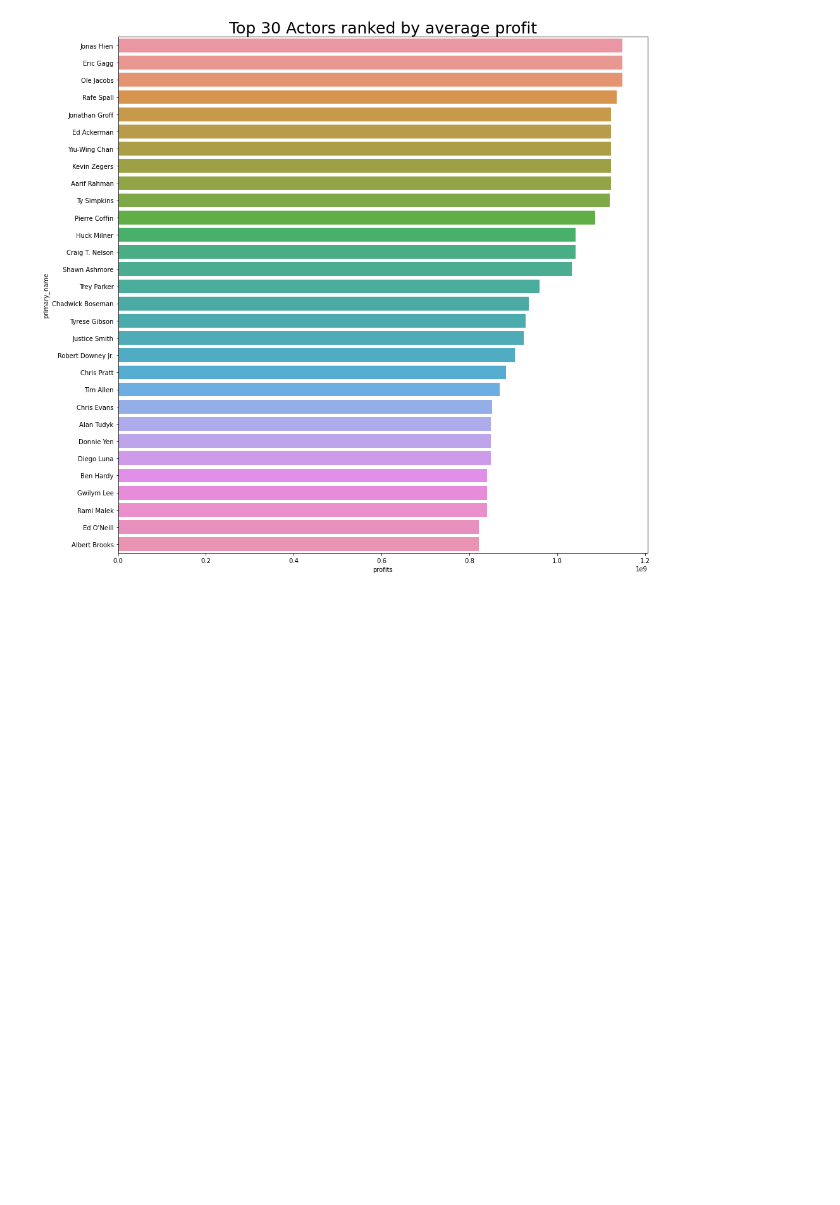
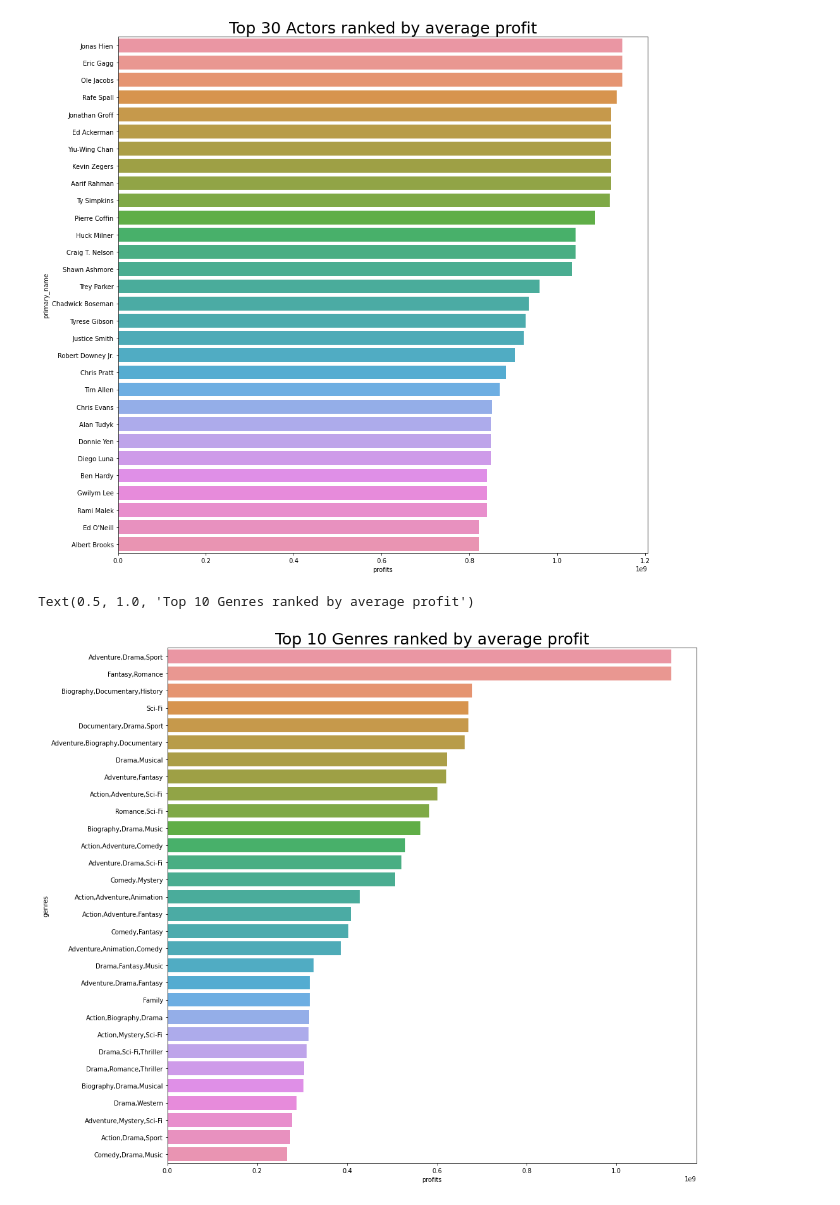
Before and after one commit to FrancisNdirangu/Phase-2-Project, a Jupyter notebook: merged_notebook.ipynb, the cells around one changed output. Cells and saved outputs as stored; diff of their text form; code cells hidden in the pictures; blank space fills up the shorter version.

Commit message:
ranked top 30 genres ranked by average profit

```diff
--- a/merged_notebook.ipynb
+++ b/merged_notebook.ipynb
@@ -1102,3 +1102,13 @@ ax.set_title('Top 30 Actors ranked by average profit',fontdict={'fontsize':25})
 # %% [output]
 Text(0.5, 1.0, 'Top 30 Actors ranked by average profit')
 [figure]
+# %%
+mean_genre_groupby = all_combined.groupby('genres').mean().sort_values('profits',ascending=False)
+top_30_genres_average_profits = mean_genre_groupby.head(30)
+
+fig,ax = plt.subplots(figsize=(15,15))
+sns.barplot(data = top_30_genres_average_profits,x='profits',y=top_30_genres_average_profits.index)
+ax.set_title('Top 10 Genres ranked by average profit',fontdict={'fontsize':25})
+# %% [output]
+Text(0.5, 1.0, 'Top 10 Genres ranked by average profit')
+[figure, added]
```
